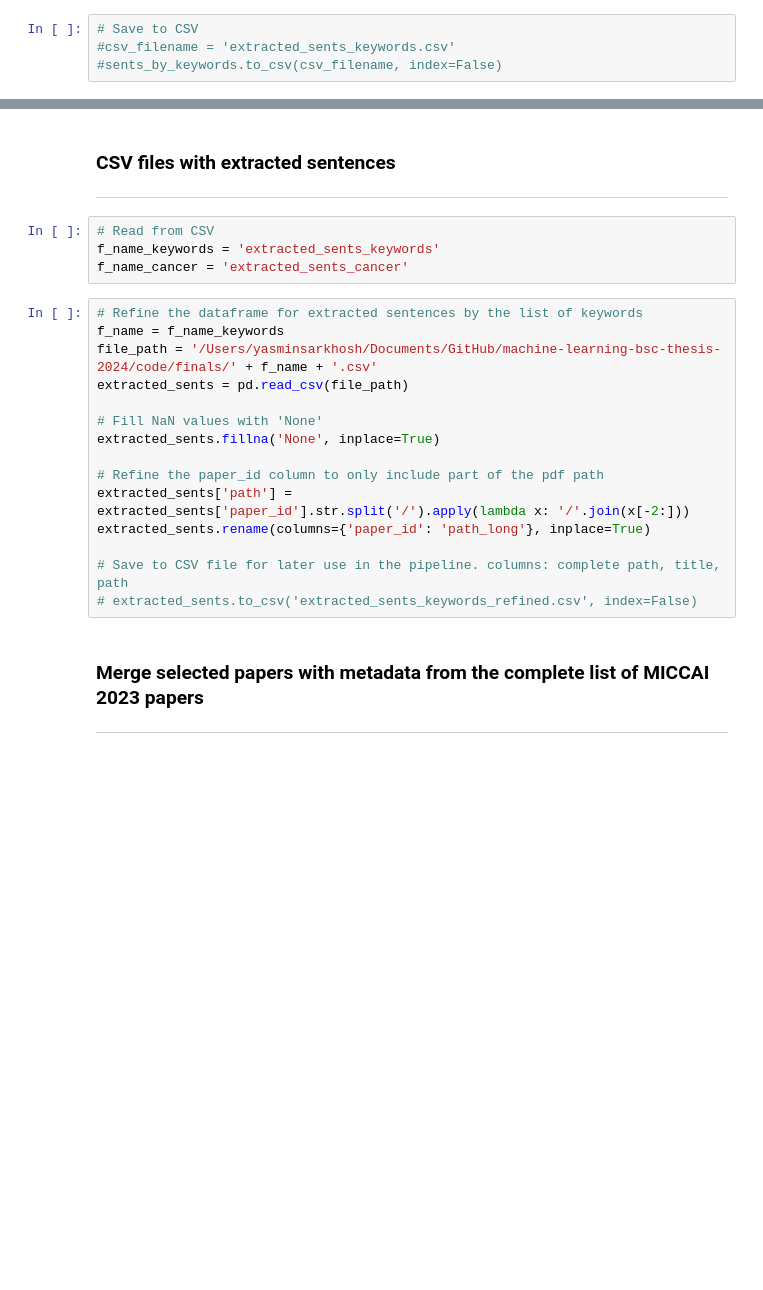
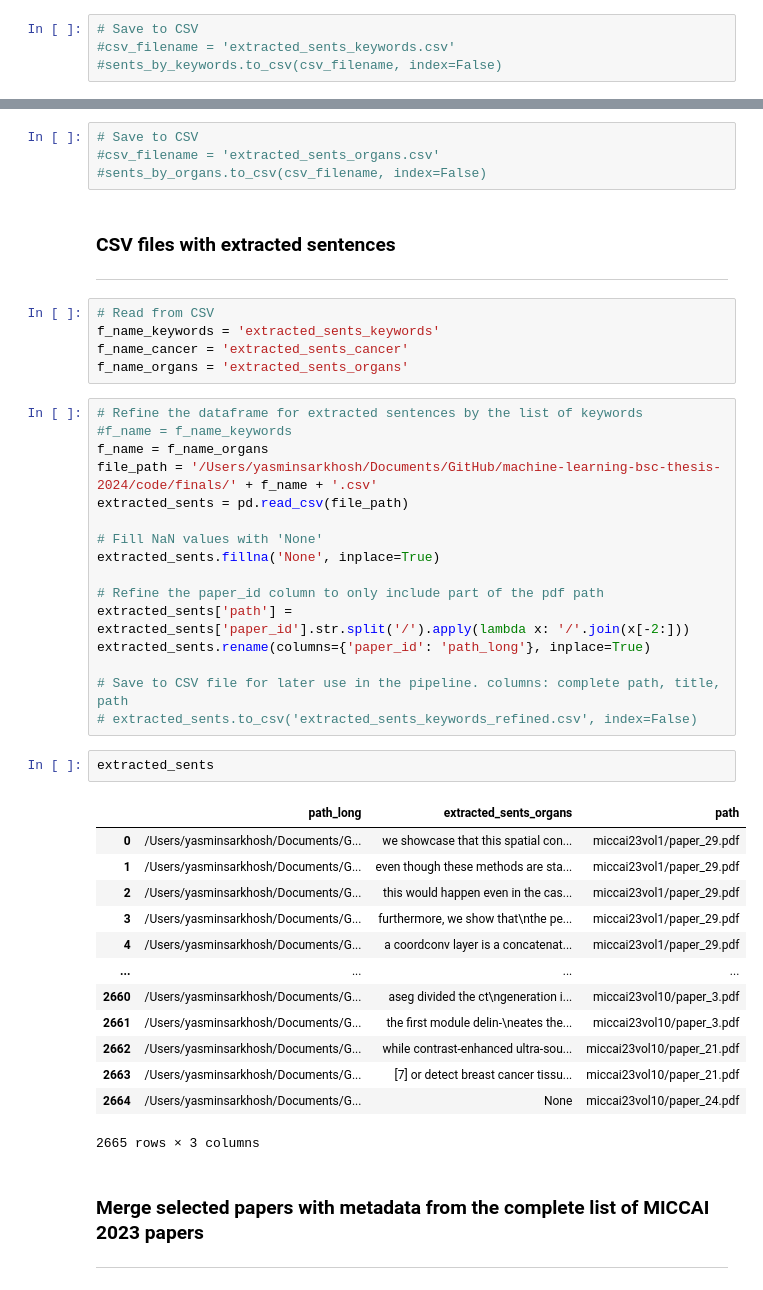
Before and after one commit to yasminsarkhosh/machine-learning-bsc-thesis-2024, a Jupyter notebook: code/data_extraction.ipynb, the cells around one changed output, grey strips where cells are left out. Saved outputs shown, nothing was run; the diff lists cells and outputs as text; blank space fills up the shorter version.

```diff
--- a/code/data_extraction.ipynb
+++ b/code/data_extraction.ipynb
@@ -389,3 +417,7 @@ sents_by_keywords = extract_sents_by_keywords(selected_papers_paths, keywords, c
+# %%
+# Save to CSV
+#csv_filename = 'extracted_sents_organs.csv'
+#sents_by_organs.to_csv(csv_filename, index=False)
 # %% [markdown]
 ### CSV files with extracted sentences
 ***
@@ -393,9 +425,11 @@ sents_by_keywords = extract_sents_by_keywords(selected_papers_paths, keywords, c
 # Read from CSV
 f_name_keywords = 'extracted_sents_keywords'
 f_name_cancer = 'extracted_sents_cancer'
+f_name_organs = 'extracted_sents_organs'
 # %%
 # Refine the dataframe for extracted sentences by the list of keywords
-f_name = f_name_keywords
+#f_name = f_name_keywords
+f_name = f_name_organs
 file_path = '/Users/yasminsarkhosh/Documents/GitHub/machine-learning-bsc-thesis-2024/code/finals/' + f_name + '.csv'
 extracted_sents = pd.read_csv(file_path)
 
@@ -408,6 +442,22 @@ extracted_sents.rename(columns={'paper_id': 'path_long'}, inplace=True)
 
 # Save to CSV file for later use in the pipeline. columns: complete path, title, path
 # extracted_sents.to_csv('extracted_sents_keywords_refined.csv', index=False)
+# %%
+extracted_sents
+# %% [output]
+|  | path_long | extracted_sents_organs | path |
+| 0 | /Users/yasminsarkhosh/Documents/G... | we showcase that this spatial con... | miccai23vol1/paper_29.pdf |
+| 1 | /Users/yasminsarkhosh/Documents/G... | even though these methods are sta... | miccai23vol1/paper_29.pdf |
+| 2 | /Users/yasminsarkhosh/Documents/G... | this would happen even in the cas... | miccai23vol1/paper_29.pdf |
+| 3 | /Users/yasminsarkhosh/Documents/G... | furthermore, we show that\nthe pe... | miccai23vol1/paper_29.pdf |
+| 4 | /Users/yasminsarkhosh/Documents/G... | a coordconv layer is a concatenat... | miccai23vol1/paper_29.pdf |
+| ... | ... | ... | ... |
+| 2660 | /Users/yasminsarkhosh/Documents/G... | aseg divided the ct\ngeneration i... | miccai23vol10/paper_3.pdf |
+| 2661 | /Users/yasminsarkhosh/Documents/G... | the ﬁrst module delin-\neates the... | miccai23vol10/paper_3.pdf |
+| 2662 | /Users/yasminsarkhosh/Documents/G... | while contrast-enhanced ultra-sou... | miccai23vol10/paper_21.pdf |
+| 2663 | /Users/yasminsarkhosh/Documents/G... | [7] or detect breast cancer tissu... | miccai23vol10/paper_21.pdf |
+| 2664 | /Users/yasminsarkhosh/Documents/G... | None | miccai23vol10/paper_24.pdf |
+2665 rows × 3 columns
 # %% [markdown]
 ### Merge selected papers with metadata from the complete list of MICCAI 2023 papers
 ***
```
Also changed, not shown: parts of 22 cells of this notebook, 8 other files.
